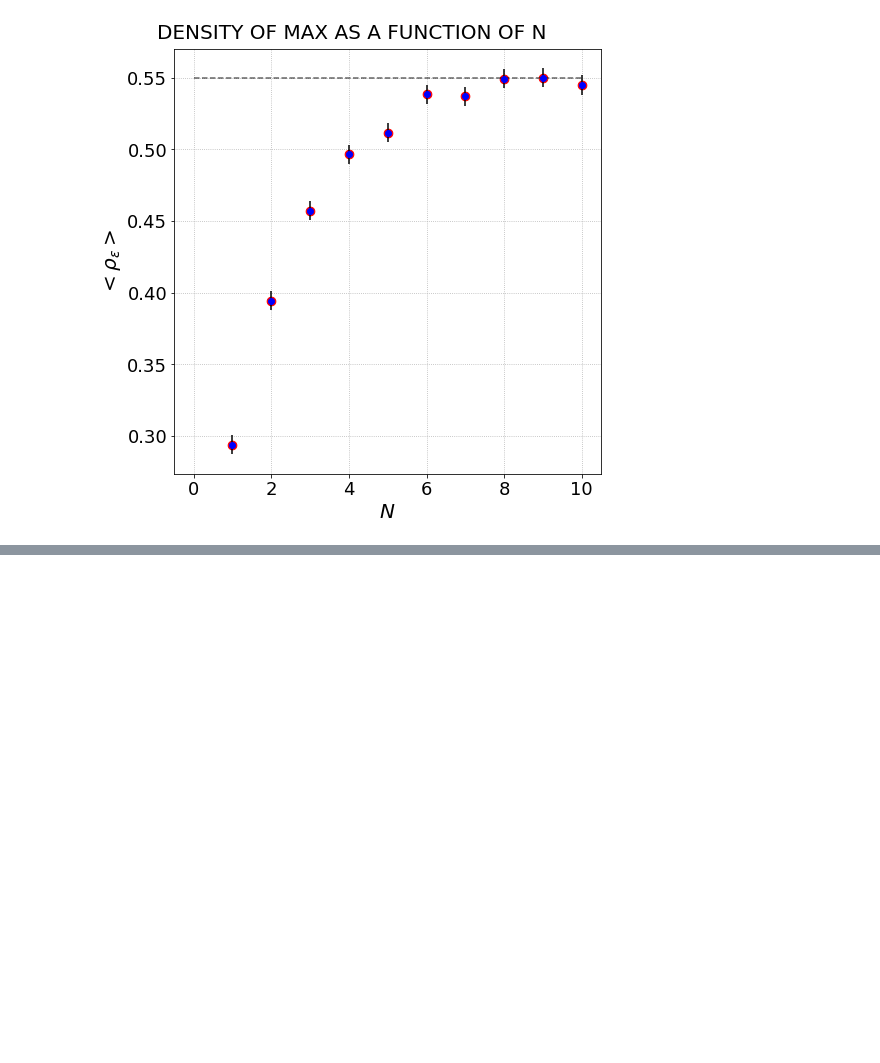
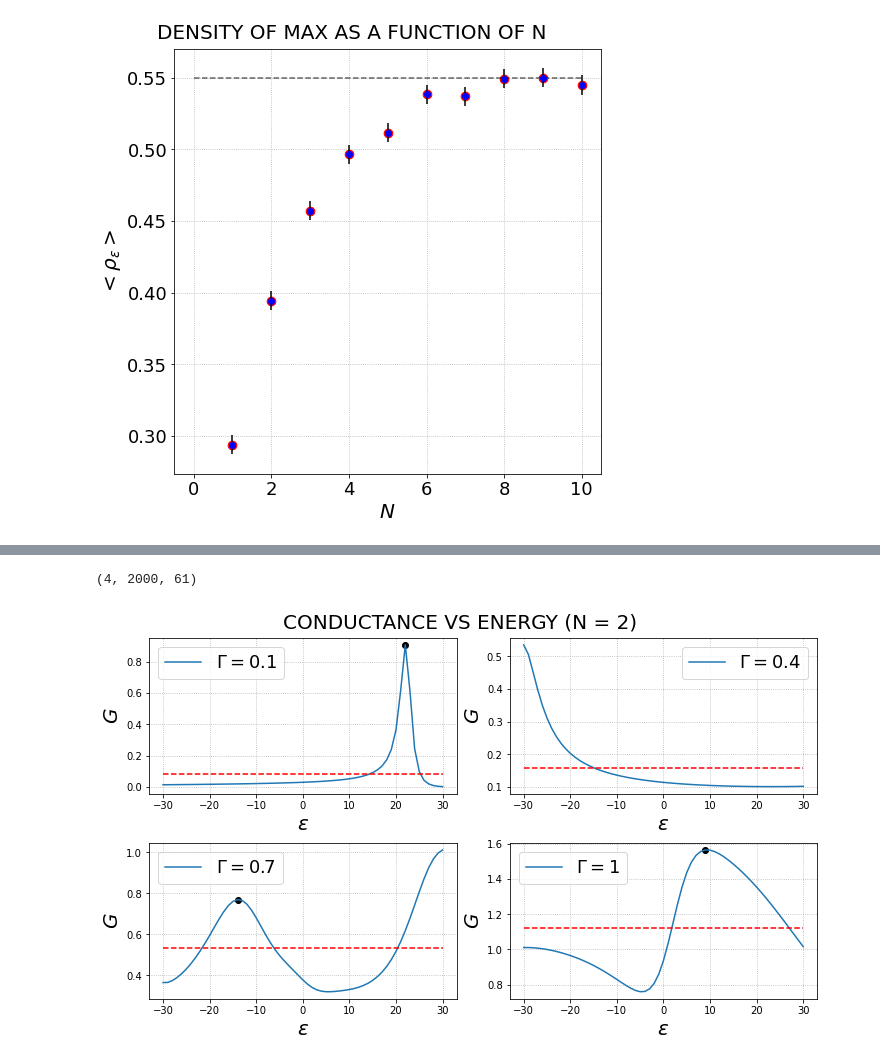
Before and after one commit to Rafffaelb/Schrodinger_Billiard, a Jupyter notebook: WignerDyson/Data_Analysis/Conductance_Energy.ipynb, the cells around one changed output, grey strips where cells are left out. Cells and saved outputs as stored; diff of their text form; code cells hidden in the pictures; blank space fills up the shorter version.

```diff
--- a/WignerDyson/Data_Analysis/Conductance_Energy.ipynb
+++ b/WignerDyson/Data_Analysis/Conductance_Energy.ipynb
@@ -143,0 +249,12 @@ axs.grid(linestyle = ':')
+# %%
+Conductance_Gamma_by_Energy_N2 = [None]*4
+
+Conductance_Gamma_by_Energy_N2[0] = list_G_2w[1]
+Conductance_Gamma_by_Energy_N2[1] = list_G_2w[4]
+Conductance_Gamma_by_Energy_N2[2] = list_G_2w[8]
+Conductance_Gamma_by_Energy_N2[3] = list_G_2w[10]
+
+Plot_Max(Conductance_Gamma_by_Energy_N2, 2, 0)
+# %% [output]
+(4, 2000, 61)
+[figure, added]
```
Also changed, not shown: parts of 15 cells of this notebook.
